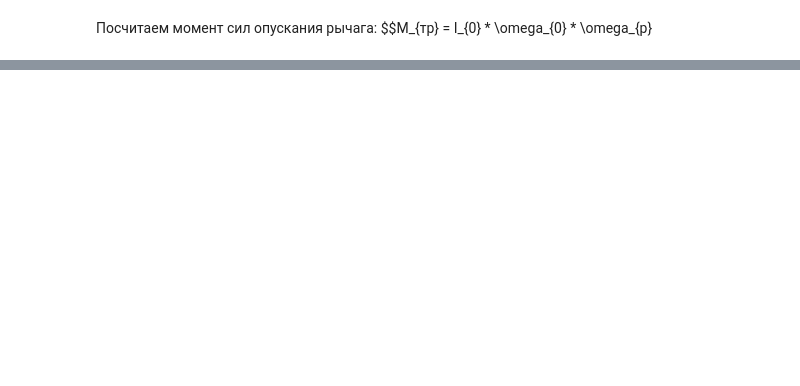
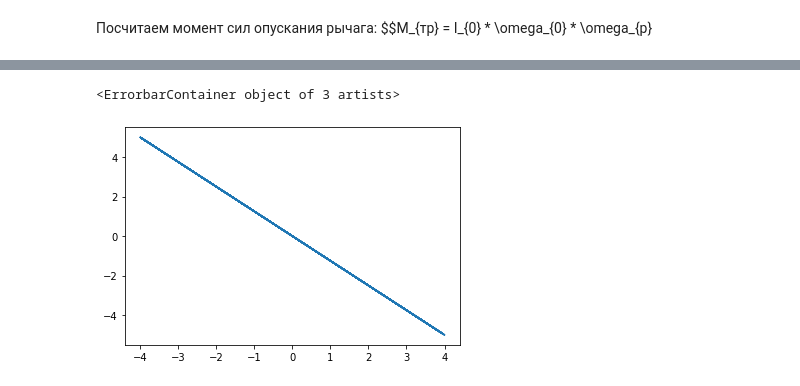
Before and after one commit to skolkovo-bba/labs1, a Jupyter notebook: 1.2.5/1.2.5.ipynb, the cells around one changed output, grey strips where cells are left out. Saved outputs shown, nothing was run; the diff lists cells and outputs as text; code cells hidden in the pictures; blank space fills up the shorter version.

```diff
--- a/1.2.5/1.2.5.ipynb
+++ b/1.2.5/1.2.5.ipynb
@@ -97,0 +104,7 @@ I0 * omega0 * Value(0.0006)
+# %%
+a = pd.Series(np.array([i for i in range(0, 100)]))
+m = pd.DataFrame({"t": a})
+
+m["x"] = 4 * np.cos(12 * m["t"])
+m["y"] = 5 * np.cos(12 * m["t"] + pi)
+m
@@ -97,0 +125,5 @@ I0 * omega0 * Value(0.0006)
+# %%
+plt.errorbar(x=m["x"], y=m["y"])
+# %% [output]
+<ErrorbarContainer object of 3 artists>
+[figure, added]
```
Also changed, not shown: parts of 9 cells of this notebook, 1 other file.
